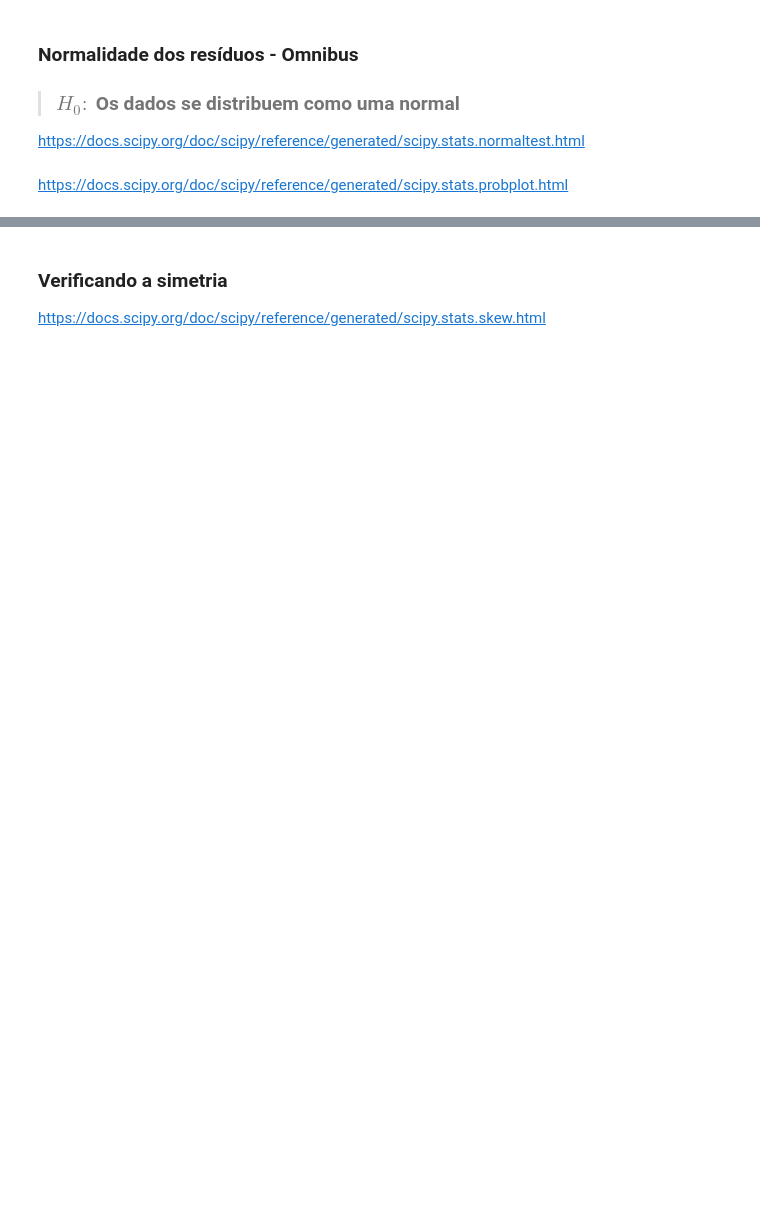
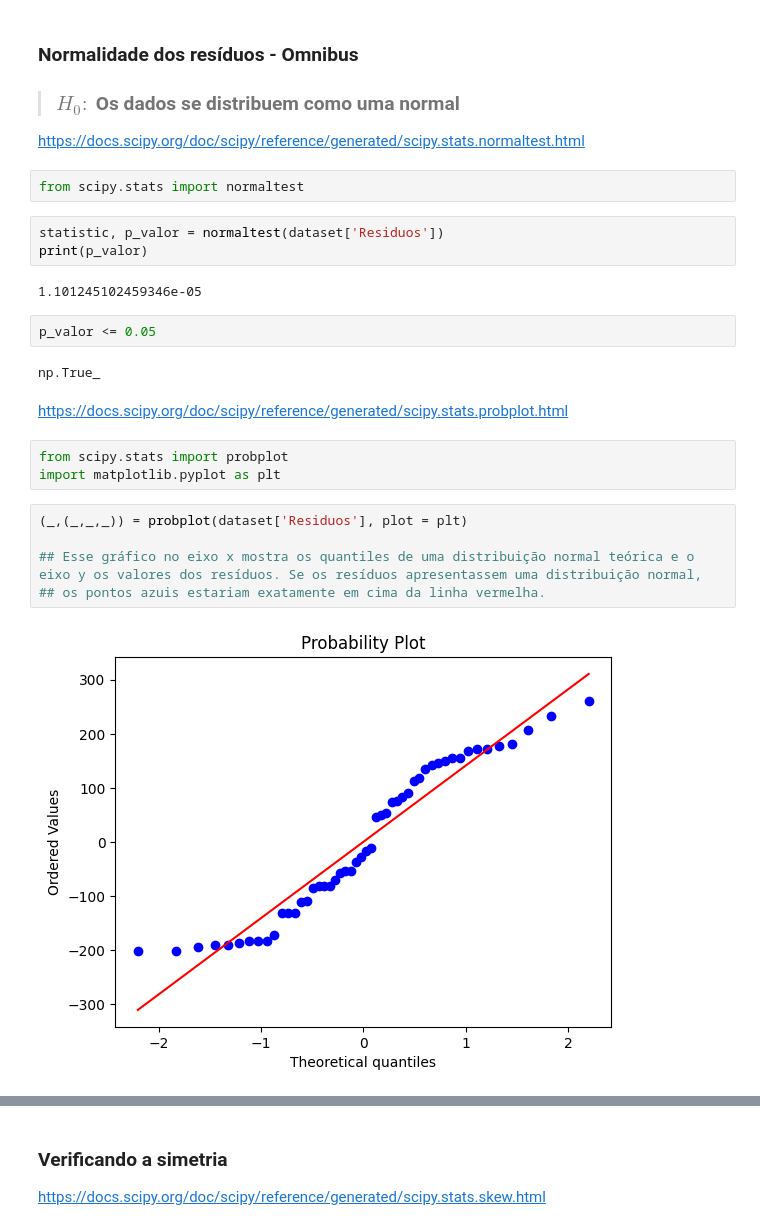
Before and after one commit to lemaldonadogm/Courses, a Jupyter notebook: Statistics/Parte 4 - Correlação e Regressão/Curso_de_Estatística_Parte_4.ipynb, the cells around one changed output, grey strips where cells are left out. Saved outputs shown, nothing was run; the diff lists cells and outputs as text; blank space fills up the shorter version.

```diff
--- a/Statistics/Parte 4 - Correlação e Regressão/Curso_de_Estatística_Parte_4.ipynb
+++ b/Statistics/Parte 4 - Correlação e Regressão/Curso_de_Estatística_Parte_4.ipynb
@@ -1458,5 +1511,26 @@ $F_{\alpha}$ - baseia-se na distribuição F com $k$ graus de liberdade no numer
 > ### $H_0:$ Os dados se distribuem como uma normal
 
 https://docs.scipy.org/doc/scipy/reference/generated/scipy.stats.normaltest.html
+# %%
+from scipy.stats import normaltest
+# %%
+statistic, p_valor = normaltest(dataset['Residuos'])
+print(p_valor)
+# %% [output]
+1.101245102459346e-05
+# %%
+p_valor <= 0.05
+# %% [output]
+np.True_
 # %% [markdown]
 https://docs.scipy.org/doc/scipy/reference/generated/scipy.stats.probplot.html
+# %%
+from scipy.stats import probplot
+import matplotlib.pyplot as plt
+# %%
+(_,(_,_,_)) = probplot(dataset['Residuos'], plot = plt)
+
+## Esse gráfico no eixo x mostra os quantiles de uma distribuição normal teórica e o eixo y os valores dos resíduos. Se os resíduos apresentassem uma distribuição normal,
+## os pontos azuis estariam exatamente em cima da linha vermelha.
+# %% [output]
+[figure, added]
```
Also changed, not shown: parts of 22 cells of this notebook.
